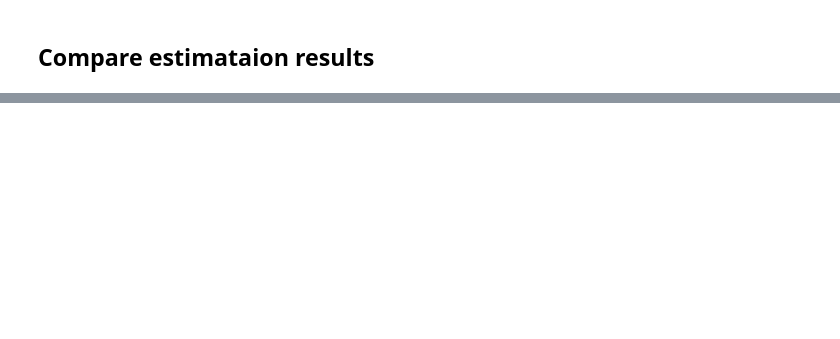
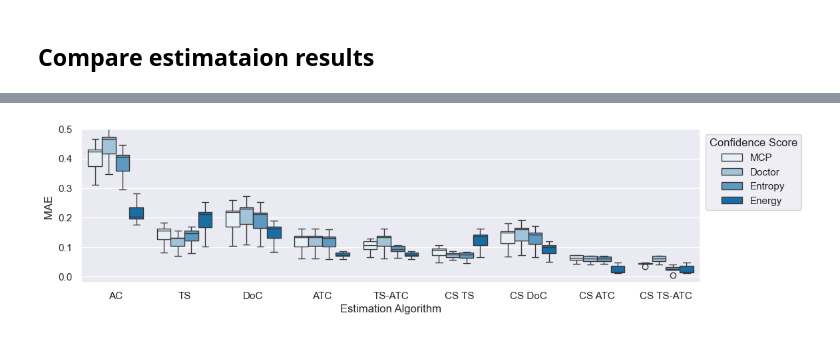
Before and after one commit to ZerojumpLine/MOVAL, a Jupyter notebook: docs/source/demos/estim_cls.ipynb, the cells around one changed output, grey strips where cells are left out. Drawn from its saved outputs; the diff is of its cells as text; code cells hidden in the pictures; blank space fills up the shorter version.

```diff
--- a/docs/source/demos/estim_cls.ipynb
+++ b/docs/source/demos/estim_cls.ipynb
@@ -58,0 +524,12 @@ if not os.path.exists(directory_data):
+# %%
+sns.set(rc={'figure.figsize':(12,3)})
+category_palette = {'MCP': '#e5f0f8',
+                    'Doctor': '#99c6e4',
+                    'Entropy': '#4c9cd0',
+                    'Energy': '#0072bd'
+                   }
+ax = sns.boxplot(df, x="Estimation Algorithm", y="MAE ", hue="Confidence Score", palette=category_palette)
+ax.set(ylim=(-0.02, 0.5))
+sns.move_legend(ax, "upper left", bbox_to_anchor=(1, 1))
+# %% [output]
+[figure, added]
```
Also changed, not shown: parts of 20 cells of this notebook, 3 other files.
